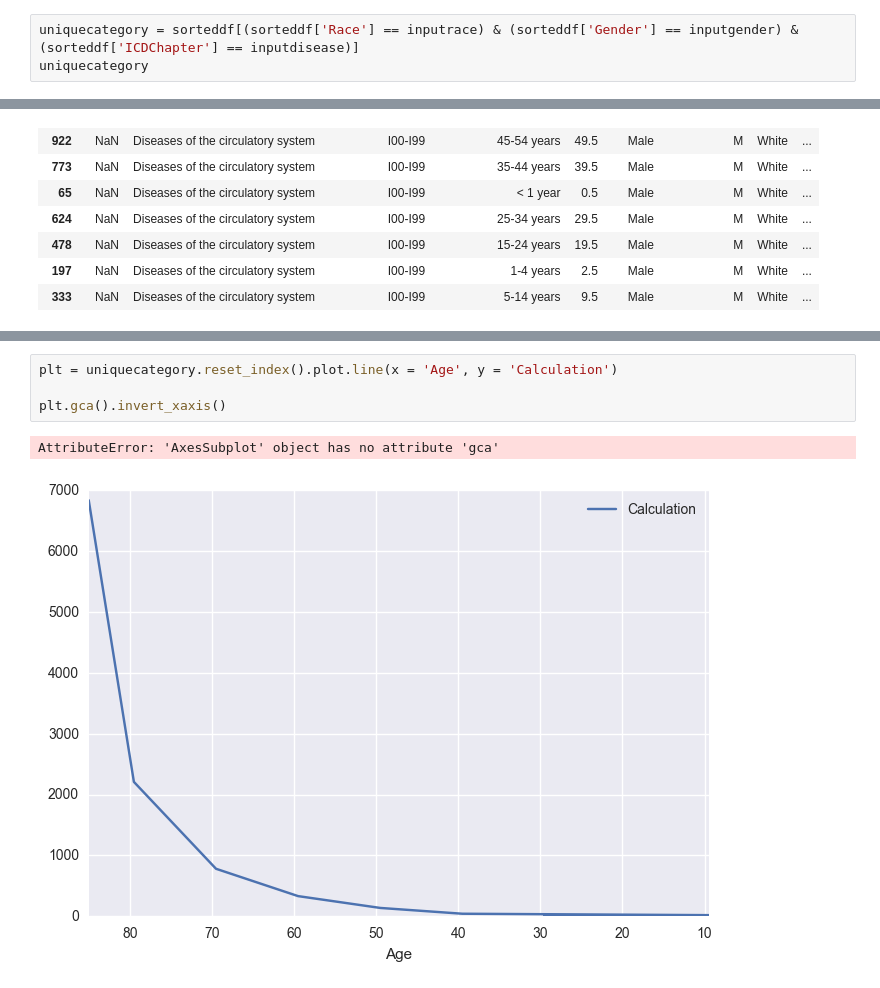
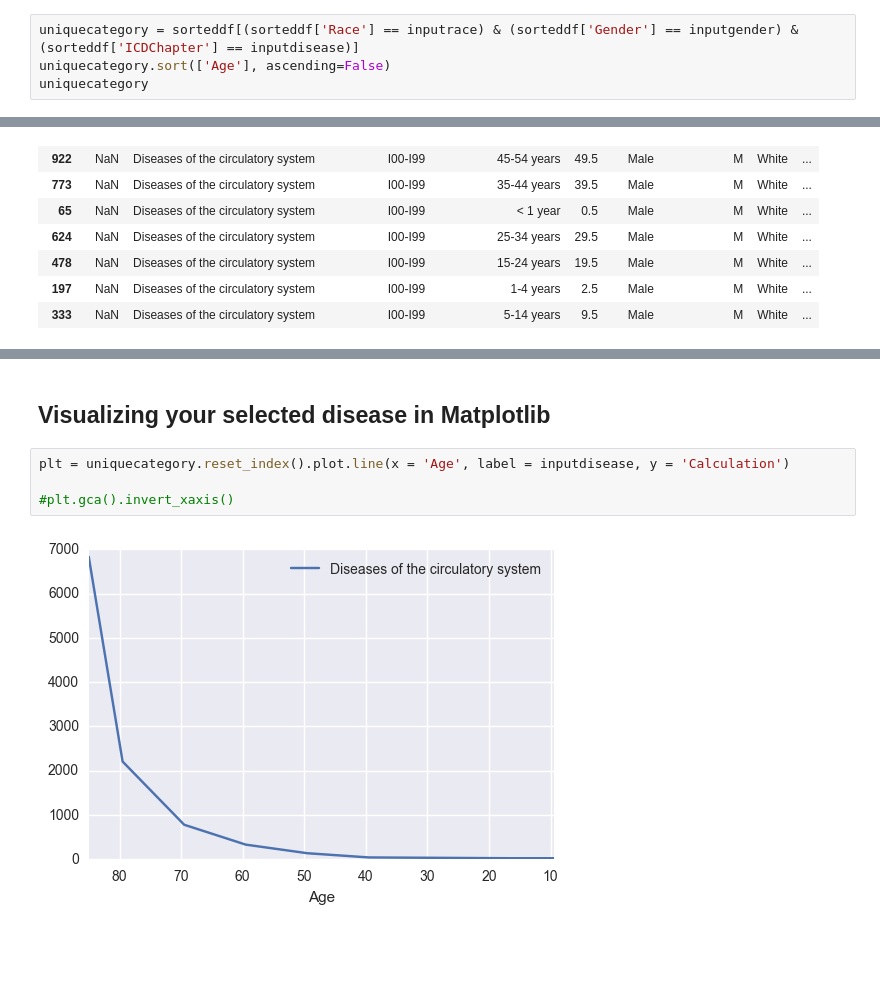
Before and after one commit to INFO-4602-5602/final-project-cdc_viz, a Jupyter notebook: UniqueDiseaseViz.ipynb, the cells around one changed output, grey strips where cells are left out. Saved outputs shown, nothing was run; the diff lists cells and outputs as text; blank space fills up the shorter version.

```diff
--- a/UniqueDiseaseViz.ipynb
+++ b/UniqueDiseaseViz.ipynb
@@ -63,6 +63,7 @@ Codes for special purposes
 Diseases of the circulatory system
 # %%
 uniquecategory = sorteddf[(sorteddf['Race'] == inputrace) & (sorteddf['Gender'] == inputgender) & (sorteddf['ICDChapter'] == inputdisease)]
+uniquecategory.sort(['Age'], ascending=False)
 uniquecategory
 # %% [output]
 |  | Notes | ICDChapter | ICDChapterCode | Ten-Year Age Groups | Age | Gender | Gender Code | Race | ... |
@@ -80,7 +88,8 @@ uniquecategory
+# %% [markdown]
+## Visualizing your selected disease in Matplotlib
 # %%
-plt = uniquecategory.reset_index().plot.line(x = 'Age', y = 'Calculation')
+plt = uniquecategory.reset_index().plot.line(x = 'Age', label = inputdisease, y = 'Calculation')
 
-plt.gca().invert_xaxis()
+#plt.gca().invert_xaxis()
 # %% [output]
-AttributeError: 'AxesSubplot' object has no attribute 'gca'
-[figure, old version]
+[figure, new version]
```
Also changed, not shown: parts of 5 cells of this notebook.
